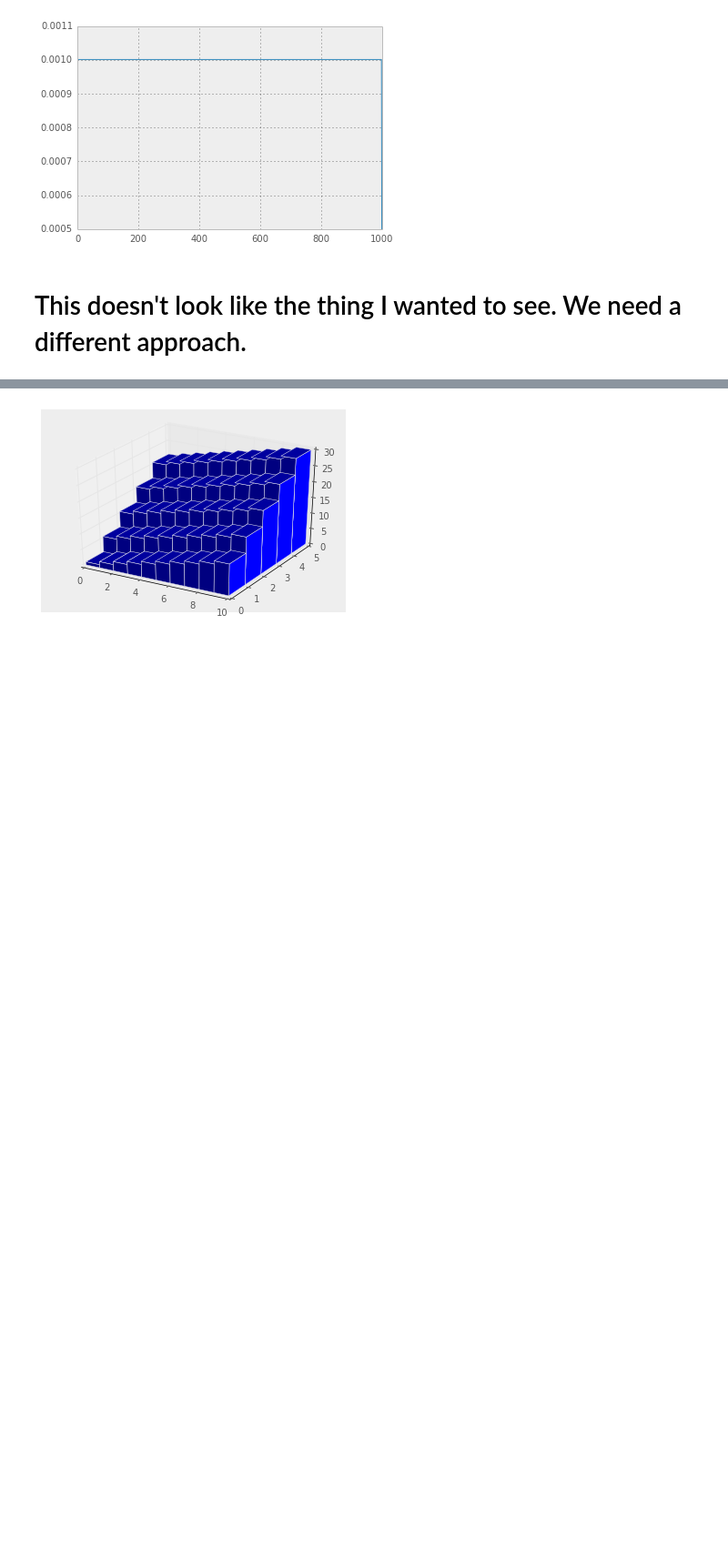
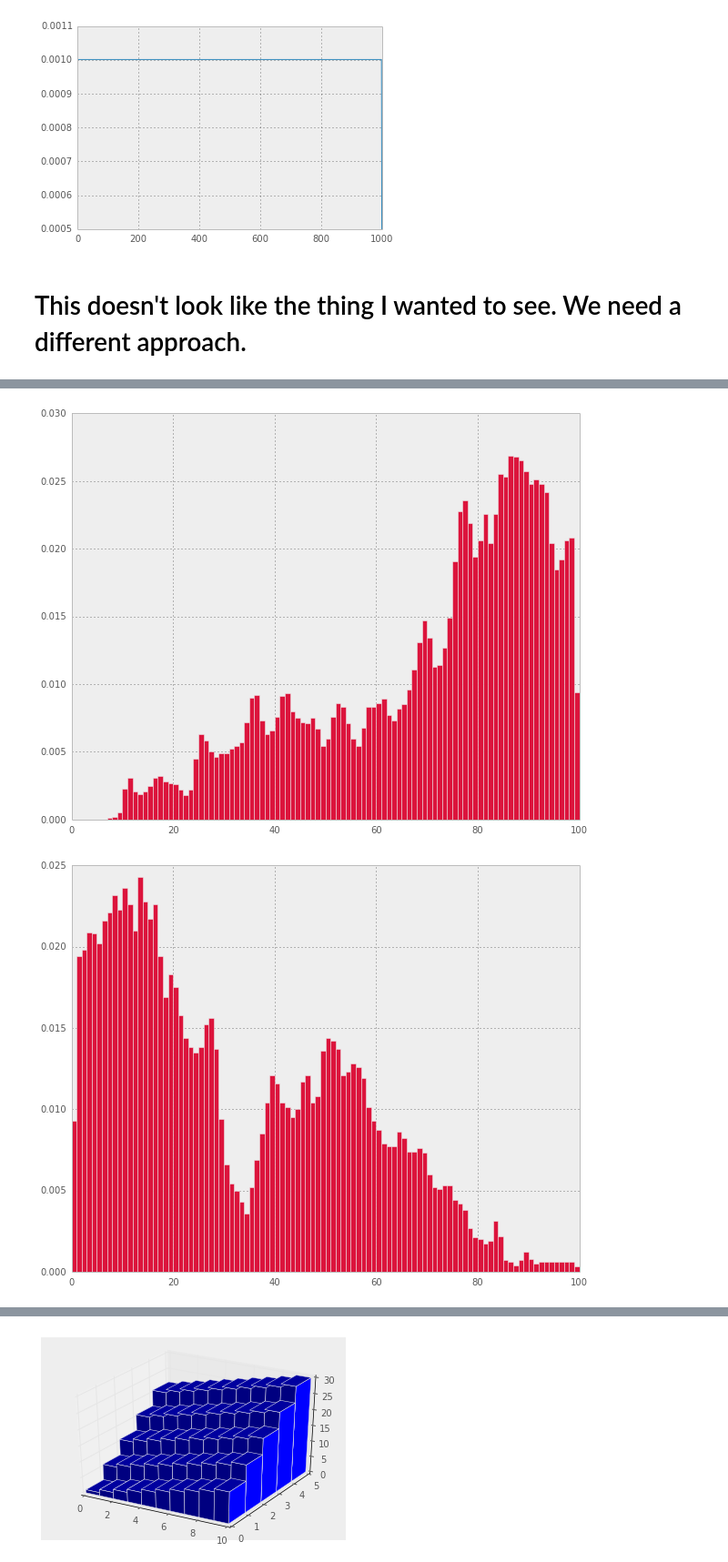
Before and after one commit to ilonajulczuk/hypergraph, a Jupyter notebook: notebooks/Random Walks.ipynb, the cells around one changed output, grey strips where cells are left out. Shown: that part at 91% size. Saved outputs shown, nothing was run; the diff lists cells and outputs as text; code cells hidden in the pictures; blank space fills up the shorter version.

```diff
--- a/notebooks/Random Walks.ipynb
+++ b/notebooks/Random Walks.ipynb
@@ -161,0 +164,6 @@ plt.bar(xs, ys, width=width, color='crimson', label='Simulated')
+# %%
+for x in range(5):
+    simulate_walk(markov_matrix)
+# %% [output]
+[figure, added]
+[figure, added]
```
Also changed, not shown: parts of 15 cells of this notebook.
